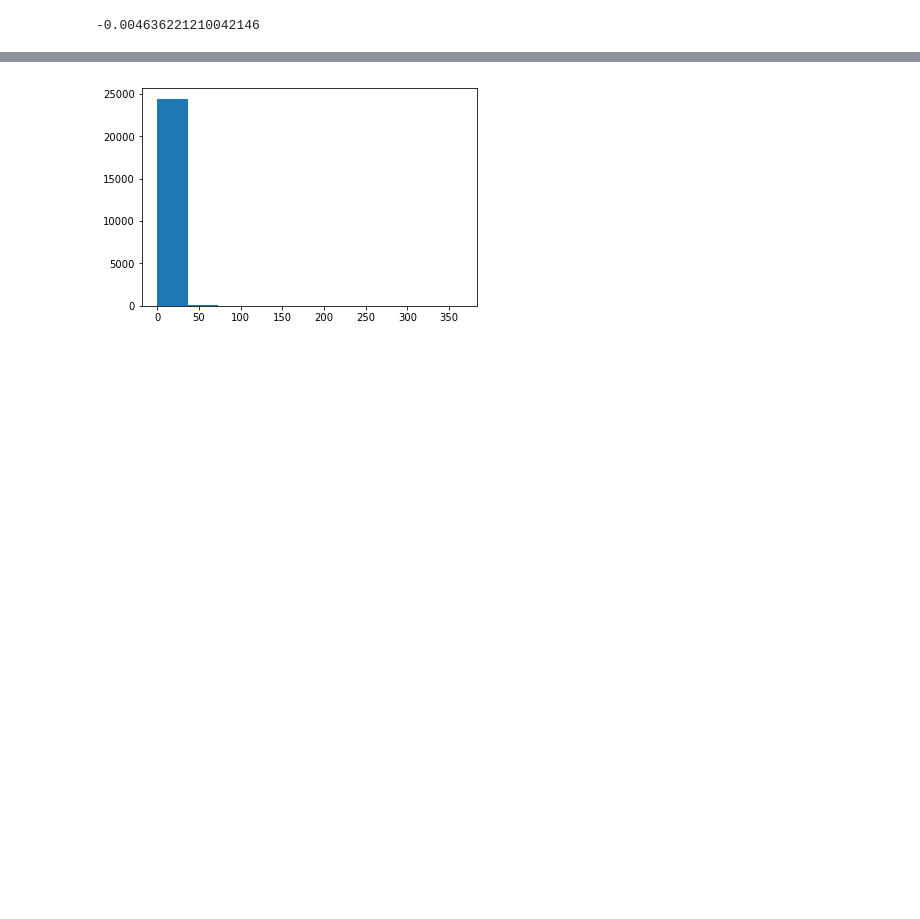
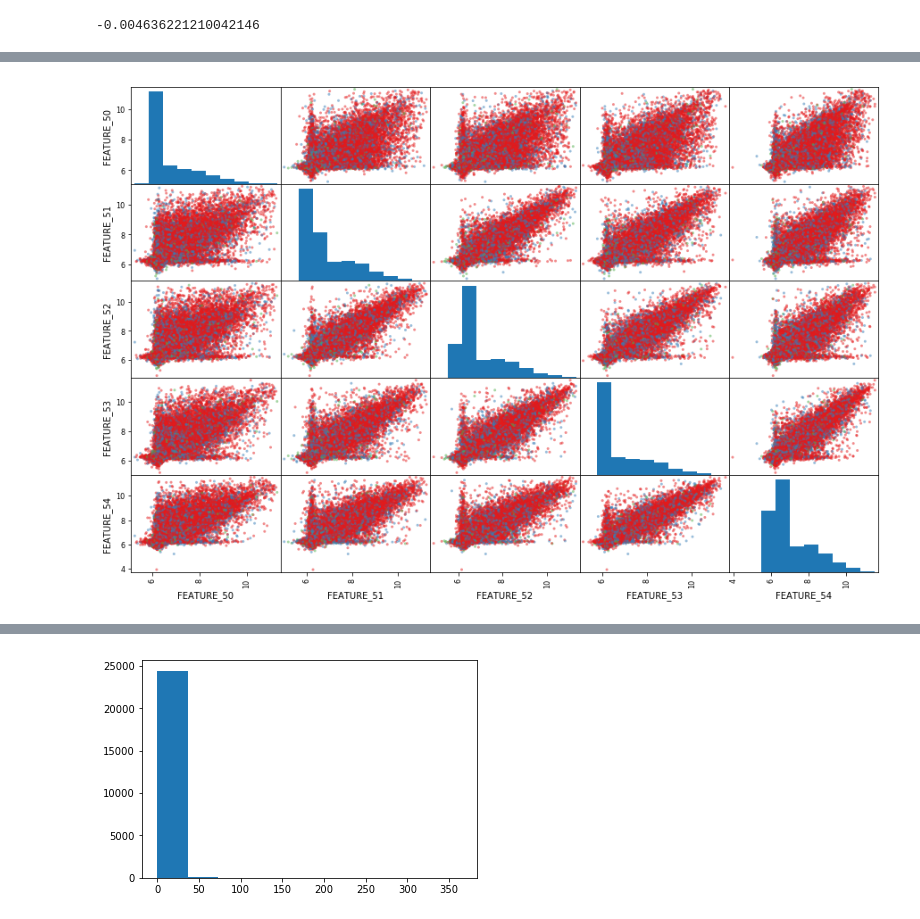
Before and after one commit to rtriangle/it_case_DJ, a Jupyter notebook: Untitled.ipynb, the cells around one changed output, grey strips where cells are left out. Cells and saved outputs as stored; diff of their text form; code cells hidden in the pictures; blank space fills up the shorter version.

```diff
--- a/Untitled.ipynb
+++ b/Untitled.ipynb
@@ -366,0 +182,14 @@ FEATURE_259 1.0 3.0
+# %%
+palette = ['#e41a1c', '#377eb8',
+           '#4eae4b', '#994fa1',
+           '#ff8101', '#fdfc33',
+           '#a8572c', '#f482be',
+           '#999999']
+classes = list(set(y))
+color_map = dict(zip(classes,palette))
+colors = y.apply(lambda group: color_map[group])
+# %%
+pd.plotting.scatter_matrix(np.log(X[features[50:55]] + 500), figsize=(15, 10), c=colors)
+plt.show()
+# %% [output]
+[figure, added]
```
Also changed, not shown: parts of 63 cells of this notebook.
